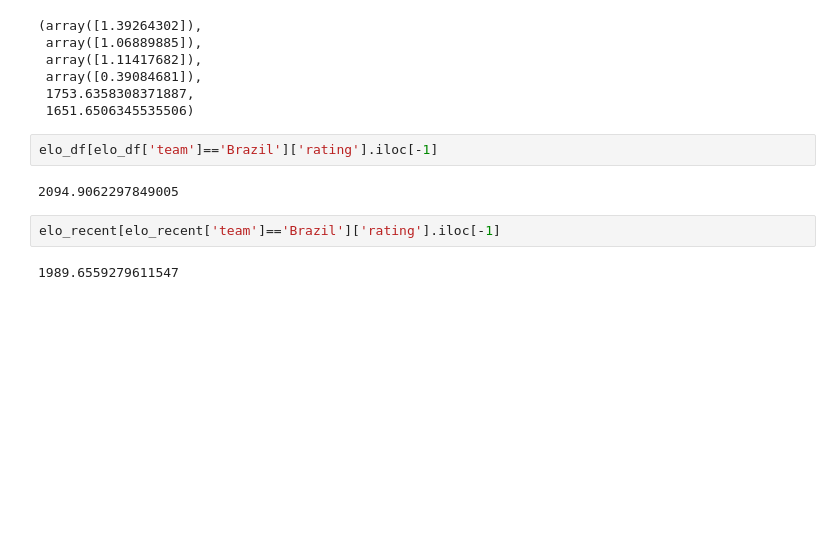
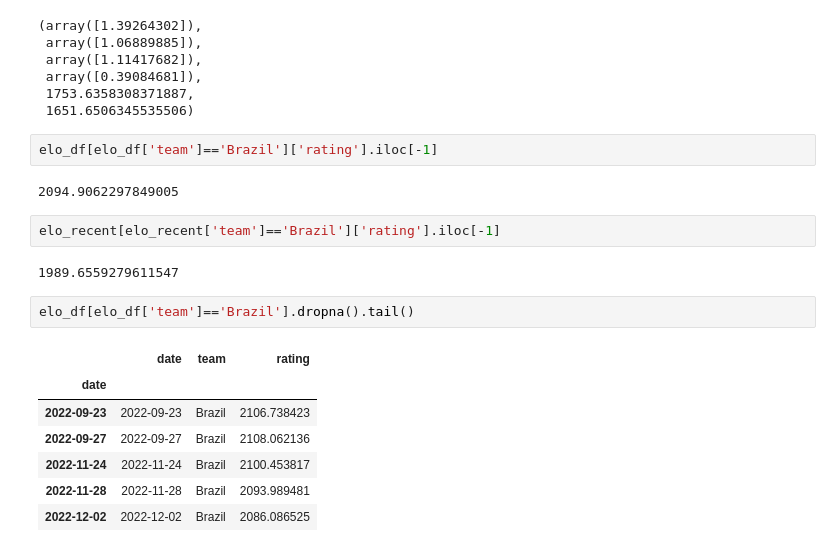
Before and after one commit to nowaycomputer/worldcup22, a Jupyter notebook: dev/model_v1.ipynb, the cells around one changed output. Cells and saved outputs as stored; diff of their text form; blank space fills up the shorter version.

```diff
--- a/dev/model_v1.ipynb
+++ b/dev/model_v1.ipynb
@@ -443,3 +473,13 @@ elo_df[elo_df['team']=='Brazil']['rating'].iloc[-1]
 elo_recent[elo_recent['team']=='Brazil']['rating'].iloc[-1]
 # %% [output]
 1989.6559279611547
+# %%
+elo_df[elo_df['team']=='Brazil'].dropna().tail()
+# %% [output]
+|  | date | team | rating |
+| date |  |  |  |
+| 2022-09-23 | 2022-09-23 | Brazil | 2106.738423 |
+| 2022-09-27 | 2022-09-27 | Brazil | 2108.062136 |
+| 2022-11-24 | 2022-11-24 | Brazil | 2100.453817 |
+| 2022-11-28 | 2022-11-28 | Brazil | 2093.989481 |
+| 2022-12-02 | 2022-12-02 | Brazil | 2086.086525 |
```
Also changed, not shown: parts of 5 cells of this notebook, 2 other files.
